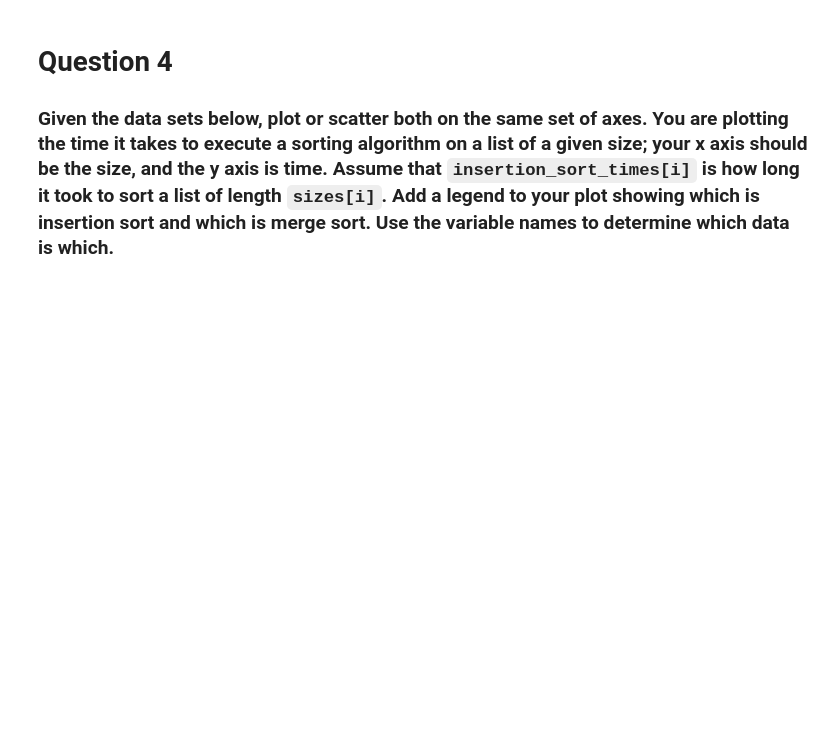
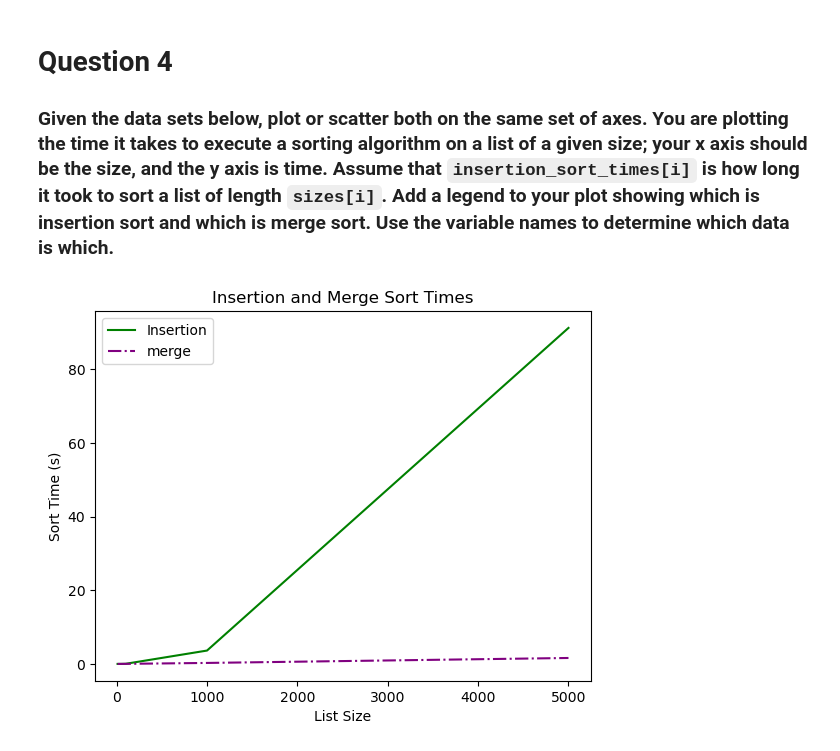
Before and after one commit to LevLow/Module-3-pyplot, a Jupyter notebook: pyplot.ipynb, the cells around one changed output. Drawn from its saved outputs; the diff is of its cells as text; code cells hidden in the pictures; blank space fills up the shorter version.

```diff
--- a/pyplot.ipynb
+++ b/pyplot.ipynb
@@ -129,4 +129,15 @@ plt.show()
 # %%
 sizes = [10, 20, 50, 100, 1000, 5000]
 insertion_sort_times = [0.0010252999999999998, 0.0027026999999999954, 0.010147200000000002, 0.0381137, 3.6303399, 91.2180796]
 merge_sort_times = [0.00161889999999687, 0.003635600000009731, 0.0090655000000055, 0.020108000000007564, 0.2687474000000094, 1.6147050999999948]
+
+plt.plot(sizes, insertion_sort_times, color='green', linestyle='-', label='Insertion')
+plt.plot(sizes, merge_sort_times, color='purple', linestyle='-.', label='merge')
+
+plt.xlabel('List Size')
+plt.ylabel('Sort Time (s)')
+plt.title('Insertion and Merge Sort Times')
+plt.legend()
+plt.show()
+# %% [output]
+[figure, added]
```
